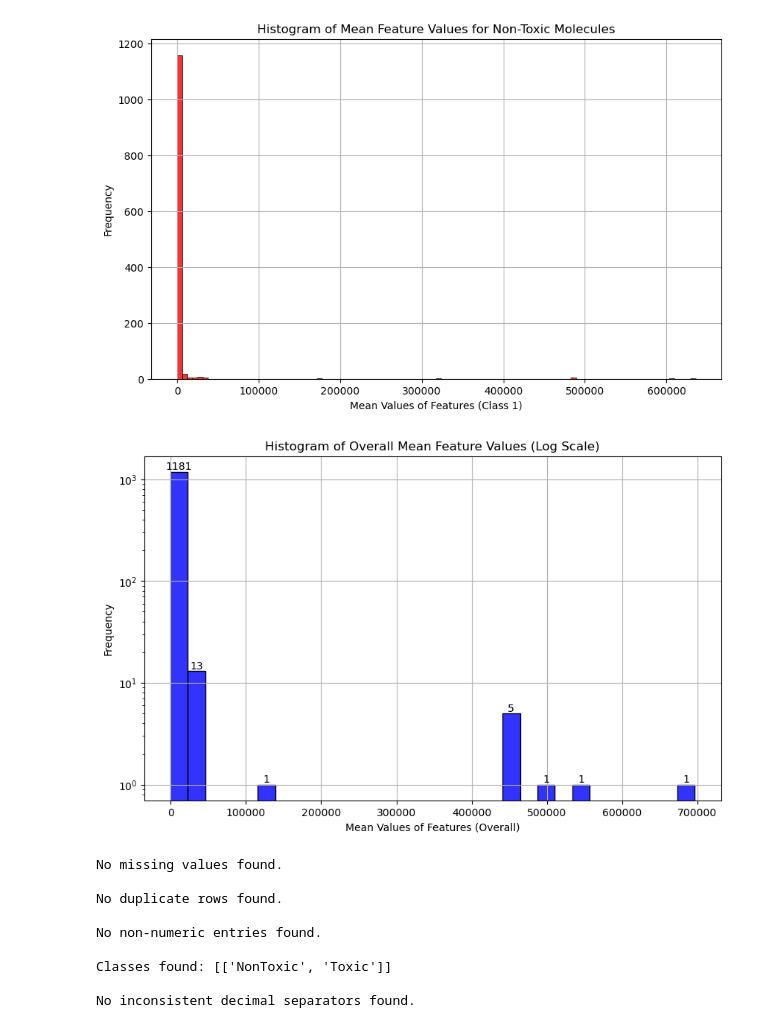
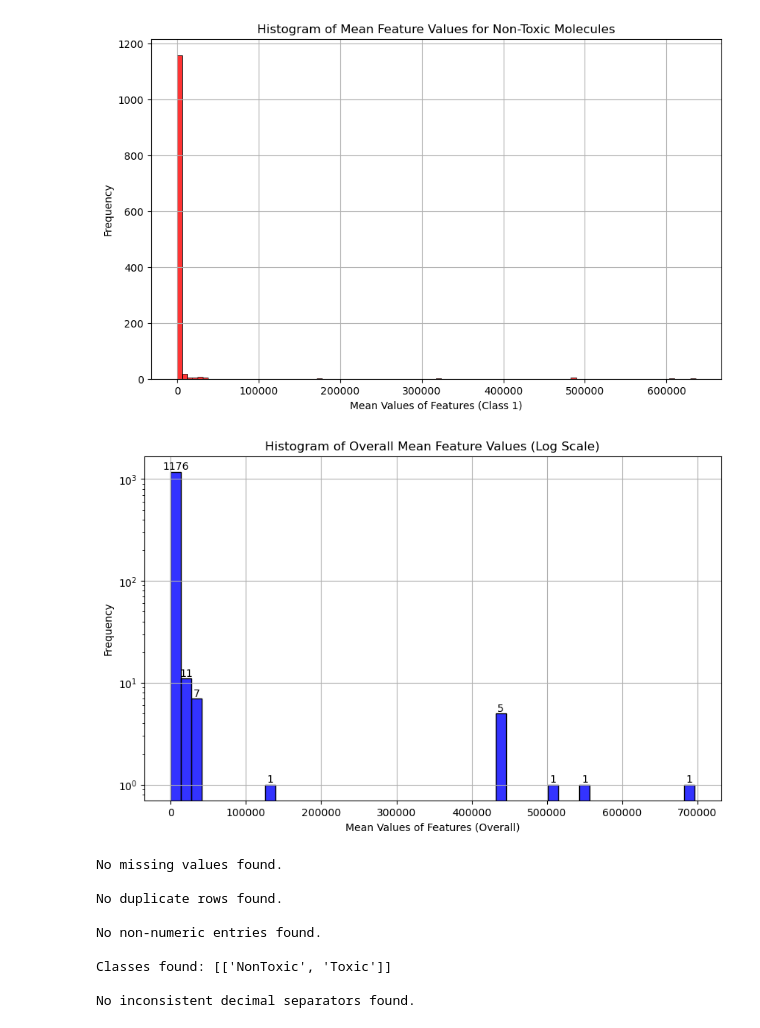
Before and after one commit to MaxVanHout/MSB1015, a Jupyter notebook: preprocessing.ipynb, the cells around one changed output. Cells and saved outputs as stored; diff of their text form; code cells hidden in the pictures.

```diff
--- a/preprocessing.ipynb
+++ b/preprocessing.ipynb
@@ -100,36 +121,36 @@ import matplotlib.pyplot as plt
 import seaborn as sns
 import pandas as pd
 import numpy as np
 
 # Assume chem_df is the DataFrame containing your data with a 'Class' column
 
 # Function to add arrows and counts to the bins
 # Function to add count values above the bins
 def add_counts(ax, bin_mids, counts):
     for count, bin_mid in zip(counts, bin_mids):
         if count > 0:  # Only annotate non-zero counts
             plt.text(bin_mid, count, f'{int(count)}', ha='center', va='bottom', fontsize=10, color='black')
 
 # Plot 1: Overall mean distribution of features with log scale
 plt.figure(figsize=(10, 6))
-hist = sns.histplot(overall_means, bins=30, color='blue', alpha=0.8)
+hist = sns.histplot(overall_means, bins=50, color='blue', alpha=0.8)
 plt.xlabel('Mean Values of Features (Overall)')
 plt.ylabel('Frequency')
 plt.yscale('log')  # Set y-axis to log scale
 plt.title('Histogram of Overall Mean Feature Values (Log Scale)')
 
 # Get the bin edges and counts
-counts, bins = np.histogram(overall_means, bins=30)
+counts, bins = np.histogram(overall_means, bins=50)
 
 # Calculate the midpoints of the bins
 bin_mids = (bins[:-1] + bins[1:]) / 2
 
 # Add counts to the plot
 add_counts(hist, bin_mids, counts)
 plt.grid(True)
 plt.show()
 # %% [output]
-[figure, old version]
+[figure, new version]
 # %%
 # Checking inconsistencies in the data using the check_data_quality() function
 data_quality = check_data_quality(chem_df, 'Class')
```
Also changed, not shown: parts of 1 cell of this notebook.
